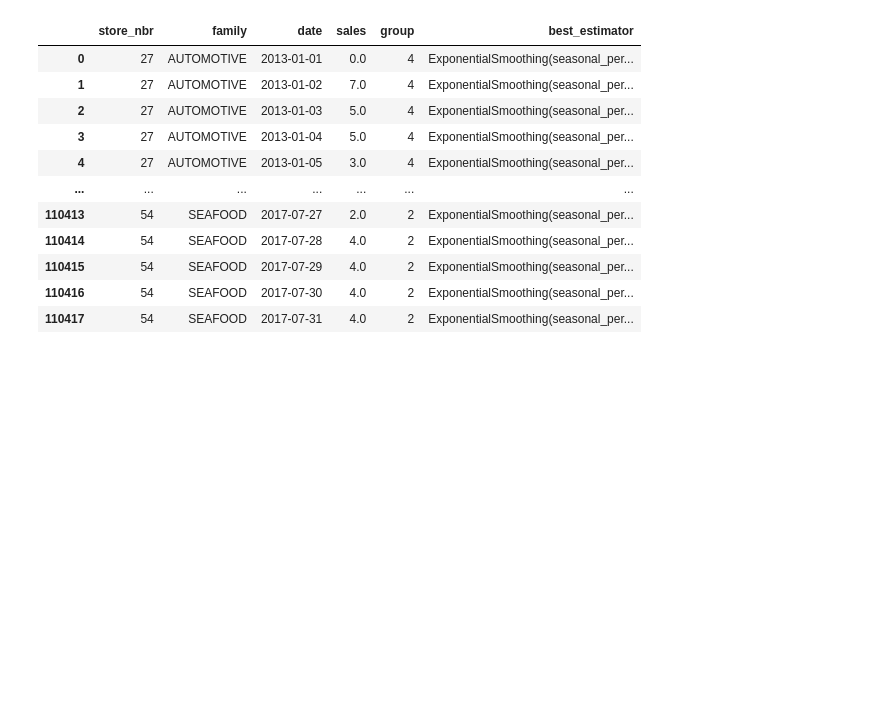
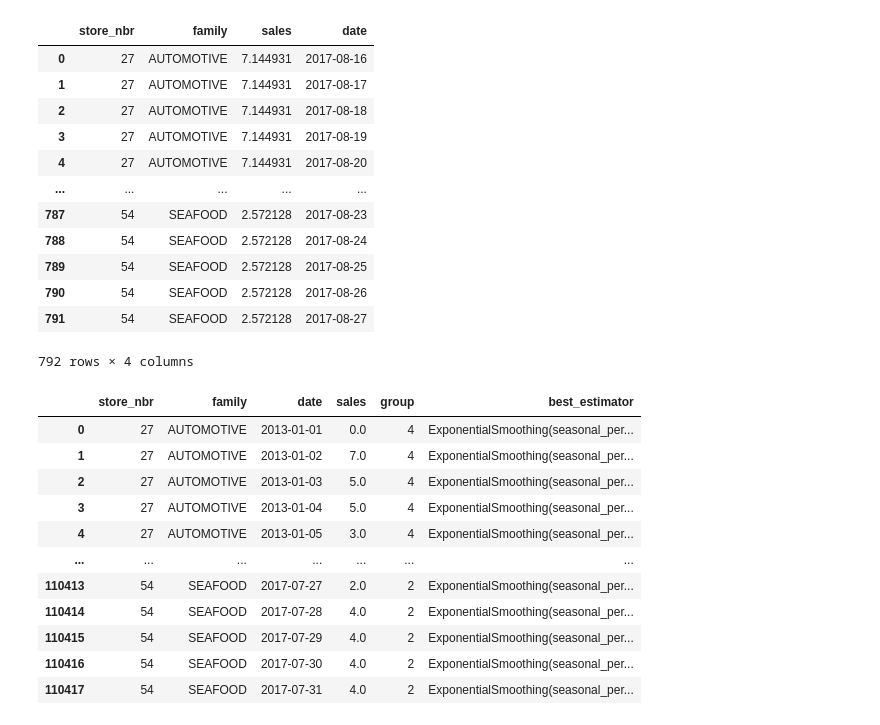
Before and after one commit to matheusfsa/time_series_kedro, a Jupyter notebook: notebooks/training.ipynb, the cells around one changed output. Drawn from its saved outputs; the diff is of its cells as text; code cells hidden in the pictures; blank space fills up the shorter version.

```diff
--- a/notebooks/training.ipynb
+++ b/notebooks/training.ipynb
@@ -20,3 +58,47 @@ master_table = catalog.load("master_table")
+# %%
+from typing import Union, List
+import pandas as pd
+import time_series_kedro.extras.models as models
+
+def _forecast(
+    data: pd.DataFrame,
+    serie_target: str,
+    date_col: str,
+    fr_horizon: int,
+    ):
+    ts = data.set_index(date_col)[serie_target]
+    estimator = eval(f"models.{data.best_estimator.iloc[0]}")
+    estimator.fit(ts)
+
+    y_pred = estimator.predict(fr_horizon)
+    result = pd.DataFrame(data={"sales": y_pred,
+                                "date":pd.date_range(start=ts.index[-1],
+                                                     periods=y_pred.shape[0] + 1,
+                                                     freq="D")[1:]})
+    return result
+# %%
+series_data = pd.merge(seg_data, best_estimators, on=['store_nbr', 'family'])
+# %%
+forecast_results = series_data.groupby(['store_nbr', 'family']).apply(lambda data: _forecast(data,
+                                                                                  "sales",
+                                                                                  "date",
+                                                                                  12))
+# %%
+forecast_results.reset_index(level=-1, drop=True).reset_index()
+# %% [output]
+|  | store_nbr | family | sales | date |
+| 0 | 27 | AUTOMOTIVE | 7.144931 | 2017-08-16 |
+| 1 | 27 | AUTOMOTIVE | 7.144931 | 2017-08-17 |
+| 2 | 27 | AUTOMOTIVE | 7.144931 | 2017-08-18 |
+| 3 | 27 | AUTOMOTIVE | 7.144931 | 2017-08-19 |
+| 4 | 27 | AUTOMOTIVE | 7.144931 | 2017-08-20 |
+| ... | ... | ... | ... | ... |
+| 787 | 54 | SEAFOOD | 2.572128 | 2017-08-23 |
+| 788 | 54 | SEAFOOD | 2.572128 | 2017-08-24 |
+| 789 | 54 | SEAFOOD | 2.572128 | 2017-08-25 |
+| 790 | 54 | SEAFOOD | 2.572128 | 2017-08-26 |
+| 791 | 54 | SEAFOOD | 2.572128 | 2017-08-27 |
+792 rows × 4 columns
 # %%
 import pandas as pd
 train_data = pd.merge(train_data, best_estimators, on=['store_nbr', 'family'])
```
Also changed, not shown: parts of 3 cells of this notebook, 10 other files.
